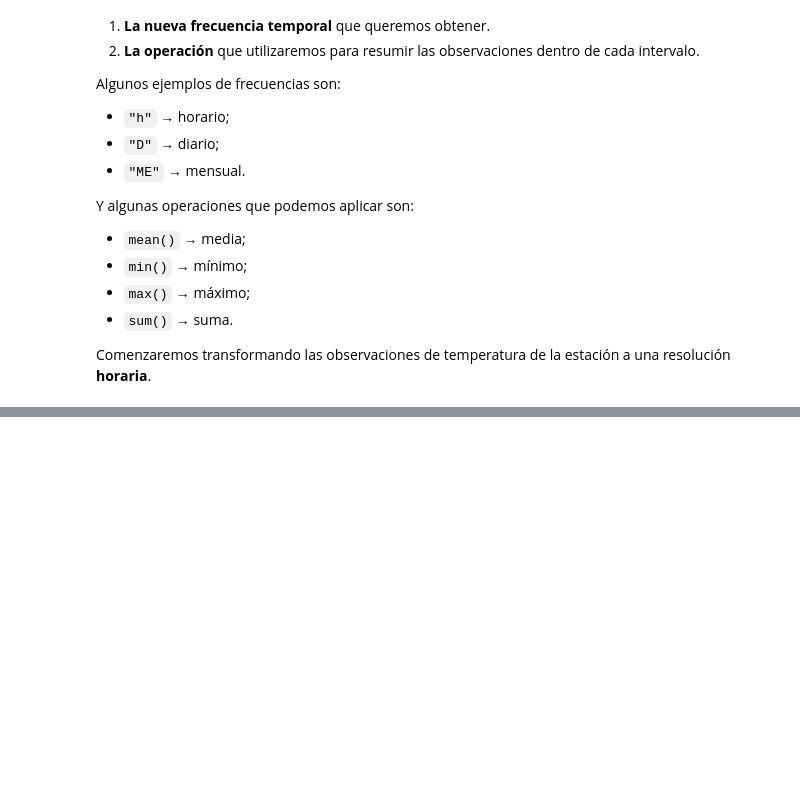
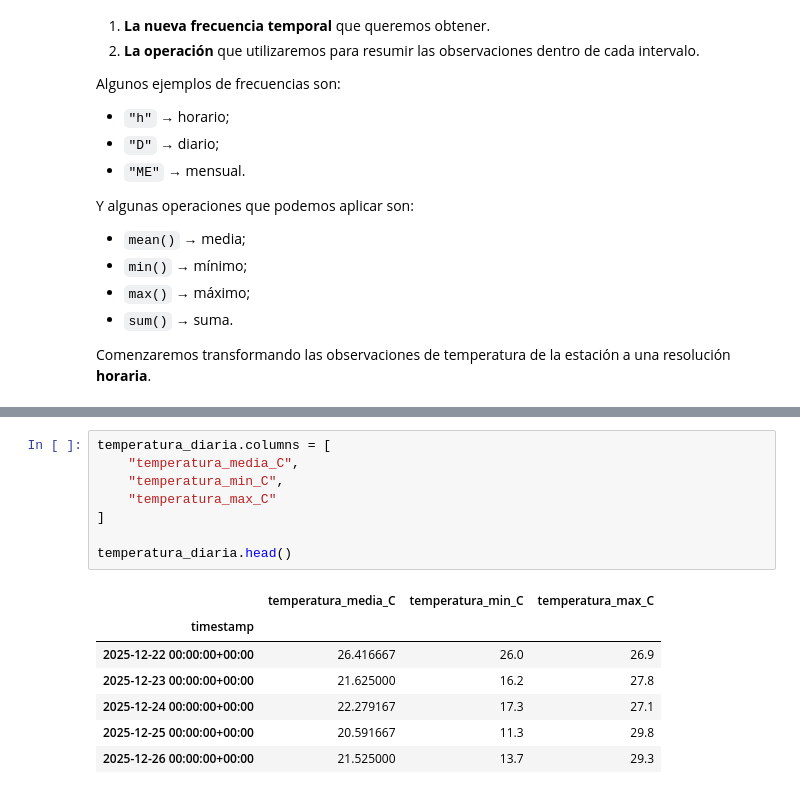
Before and after one commit to paulmunozpauta/Curso_Introduccion_Ciencia_Datos, a Jupyter notebook: Notebooks/M02_04_Agregacion_exportacion_datos.ipynb, the cells around one changed output, grey strips where cells are left out. Saved outputs shown, nothing was run; the diff lists cells and outputs as text; blank space fills up the shorter version.

```diff
--- a/Notebooks/M02_04_Agregacion_exportacion_datos.ipynb
+++ b/Notebooks/M02_04_Agregacion_exportacion_datos.ipynb
@@ -581,0 +718,16 @@ Comenzaremos transformando las observaciones de temperatura de la estación a un
+# %%
+temperatura_diaria.columns = [
+    "temperatura_media_C",
+    "temperatura_min_C",
+    "temperatura_max_C"
+]
+
+temperatura_diaria.head()
+# %% [output]
+|  | temperatura_media_C | temperatura_min_C | temperatura_max_C |
+| timestamp |  |  |  |
+| 2025-12-22 00:00:00+00:00 | 26.416667 | 26.0 | 26.9 |
+| 2025-12-23 00:00:00+00:00 | 21.625000 | 16.2 | 27.8 |
+| 2025-12-24 00:00:00+00:00 | 22.279167 | 17.3 | 27.1 |
+| 2025-12-25 00:00:00+00:00 | 20.591667 | 11.3 | 29.8 |
+| 2025-12-26 00:00:00+00:00 | 21.525000 | 13.7 | 29.3 |
```
Also changed, not shown: parts of 12 cells of this notebook.
